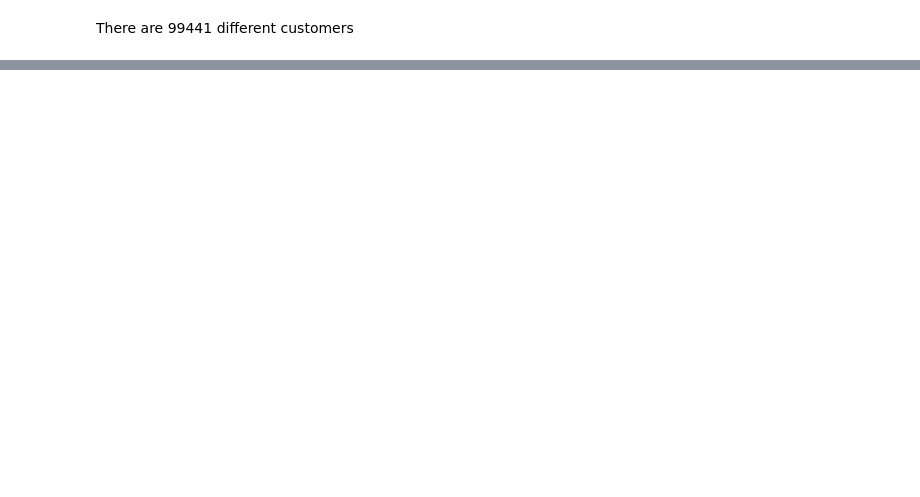
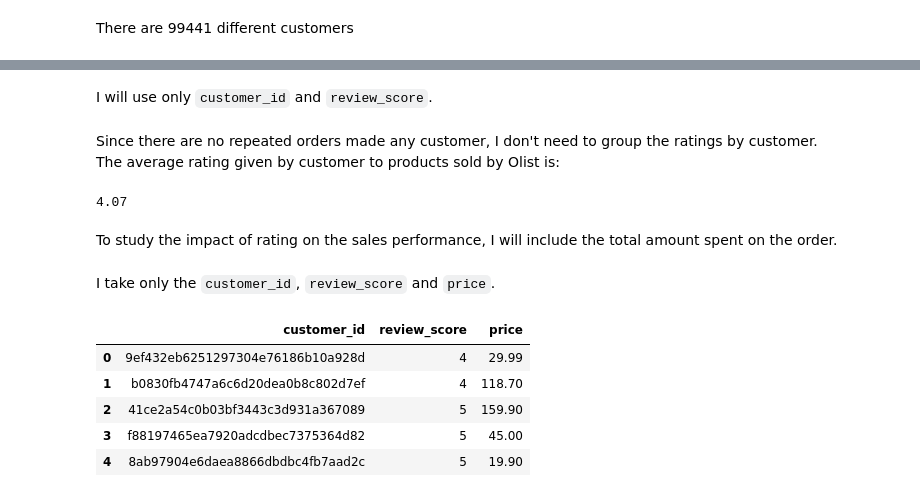
Before and after one commit to chusk2/git_, a Jupyter notebook: olist.ipynb, the cells around one changed output, grey strips where cells are left out. Drawn from its saved outputs; the diff is of its cells as text; code cells hidden in the pictures; blank space fills up the shorter version.

```diff
--- a/olist.ipynb
+++ b/olist.ipynb
@@ -633,0 +700,2 @@ df_orders.order_id.count()
+# %% [markdown]
+I will use only `customer_id` and `review_score`.
@@ -633,0 +704,26 @@ df_orders.order_id.count()
+# %% [markdown]
+Since there are no repeated orders made any customer, I don't need to group the ratings by customer.
+The average rating given by customer to products sold by Olist is:
+# %%
+customer_rating.review_score.mean().round(2)
+# %% [output]
+4.07
+# %% [markdown]
+To study the impact of rating on the sales performance, I will include the total amount spent on the order.
+# %%
+customer_rating = pd.merge(left = dataframes['orders'], right = dataframes['order_reviews'], on = 'order_id', how = 'left')
+# %%
+sales_rating_customers = pd.merge( left=customer_rating, right=dataframes['order_items'], on='order_id', how='left')
+# %% [markdown]
+I take only the `customer_id`, `review_score` and `price`.
+# %%
+sales_rating_customers = sales_rating_customers[['customer_id', 'review_score', 'price']]
+# %%
+sales_rating_customers.head()
+# %% [output]
+|  | customer_id | review_score | price |
+| 0 | 9ef432eb6251297304e76186b10a928d | 4 | 29.99 |
+| 1 | b0830fb4747a6c6d20dea0b8c802d7ef | 4 | 118.70 |
+| 2 | 41ce2a54c0b03bf3443c3d931a367089 | 5 | 159.90 |
+| 3 | f88197465ea7920adcdbec7375364d82 | 5 | 45.00 |
+| 4 | 8ab97904e6daea8866dbdbc4fb7aad2c | 5 | 19.90 |
```
Also changed, not shown: parts of 36 cells of this notebook, 15 other files.
